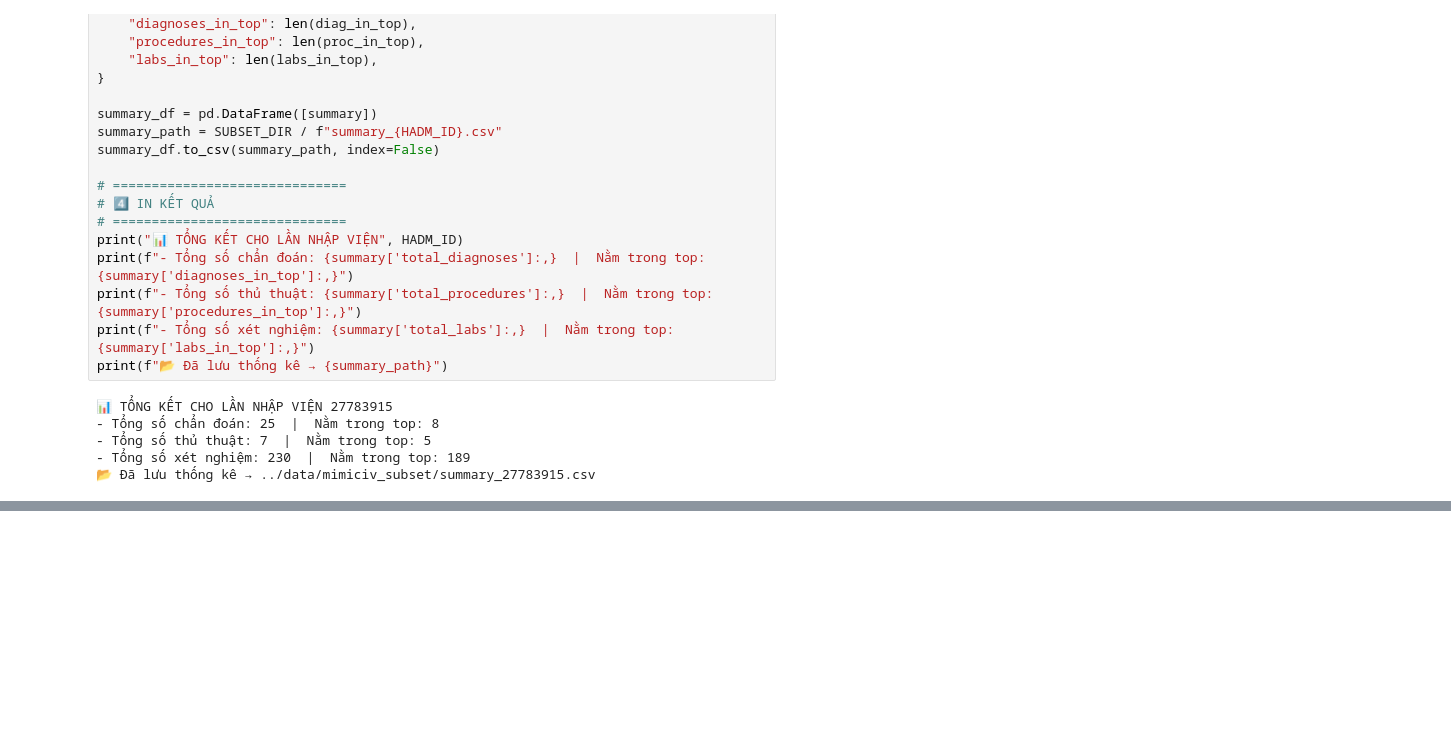
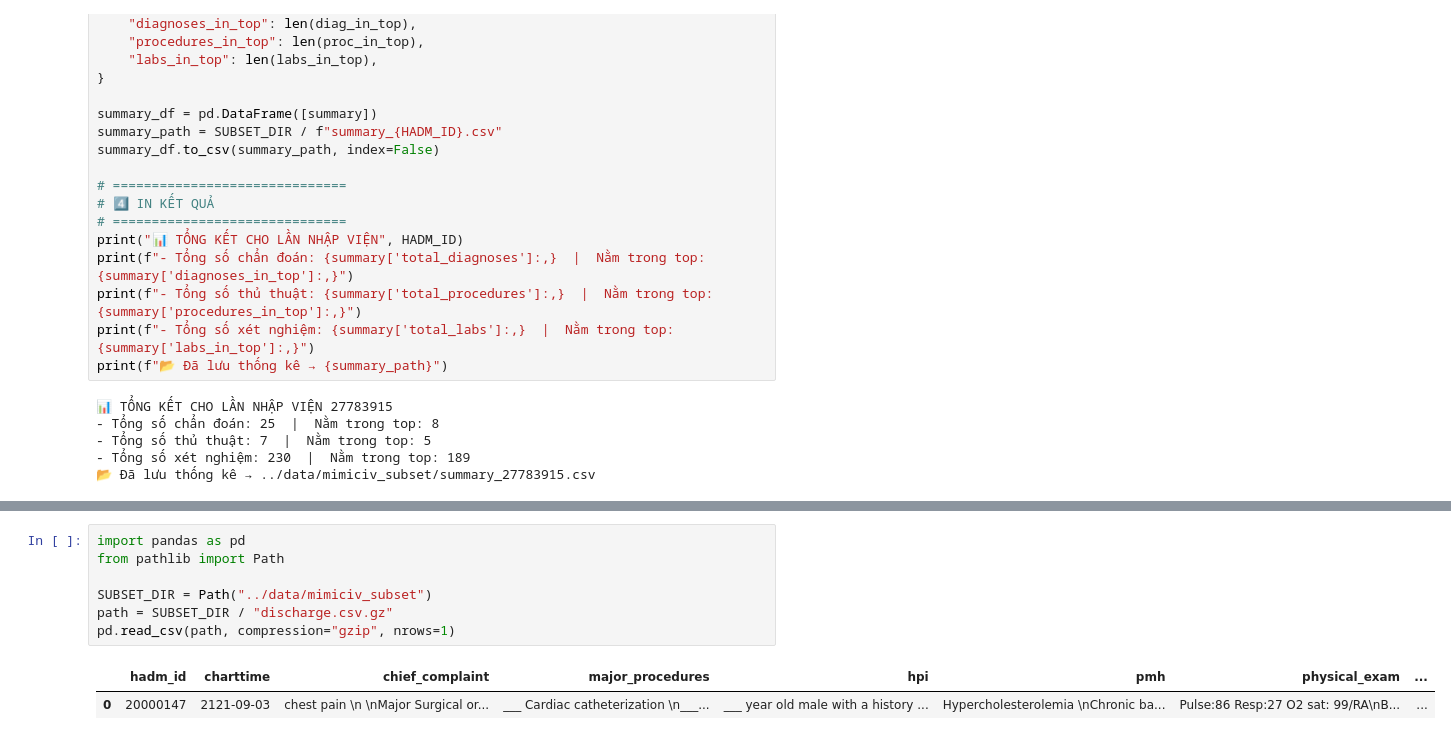
Before and after one commit to iamKhang/revita-sympdiag, a Jupyter notebook: notebooks/00_explore_dataset.ipynb, the cells around one changed output, grey strips where cells are left out. Drawn from its saved outputs; the diff is of its cells as text; blank space fills up the shorter version.

```diff
--- a/notebooks/00_explore_dataset.ipynb
+++ b/notebooks/00_explore_dataset.ipynb
@@ -573,0 +836,10 @@ print(f"📂 Đã lưu thống kê → {summary_path}")
+# %%
+import pandas as pd
+from pathlib import Path
+
+SUBSET_DIR = Path("../data/mimiciv_subset")
+path = SUBSET_DIR / "discharge.csv.gz"
+pd.read_csv(path, compression="gzip", nrows=1)
+# %% [output]
+|  | hadm_id | charttime | chief_complaint | major_procedures | hpi | pmh | physical_exam | ... |
+| 0 | 20000147 | 2121-09-03 | chest pain \n \nMajor Surgical or... | ___ Cardiac catheterization \n___... | ___ year old male with a history ... | Hypercholesterolemia \nChronic ba... | Pulse:86 Resp:27 O2 sat: 99/RA\nB... | ... |
```
Also changed, not shown: parts of 11 cells of this notebook, 8 other files.
